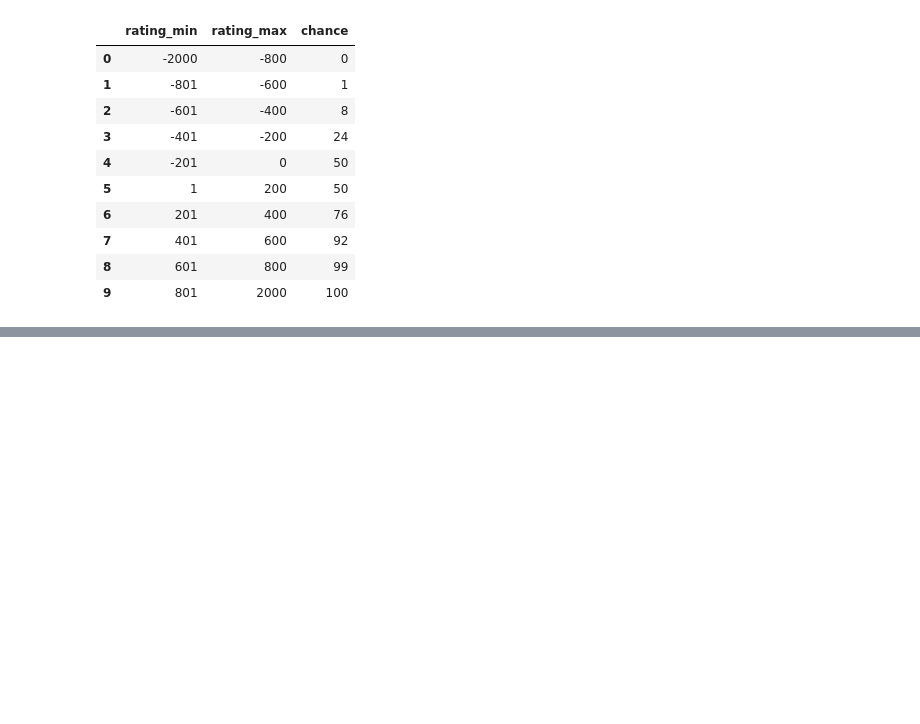
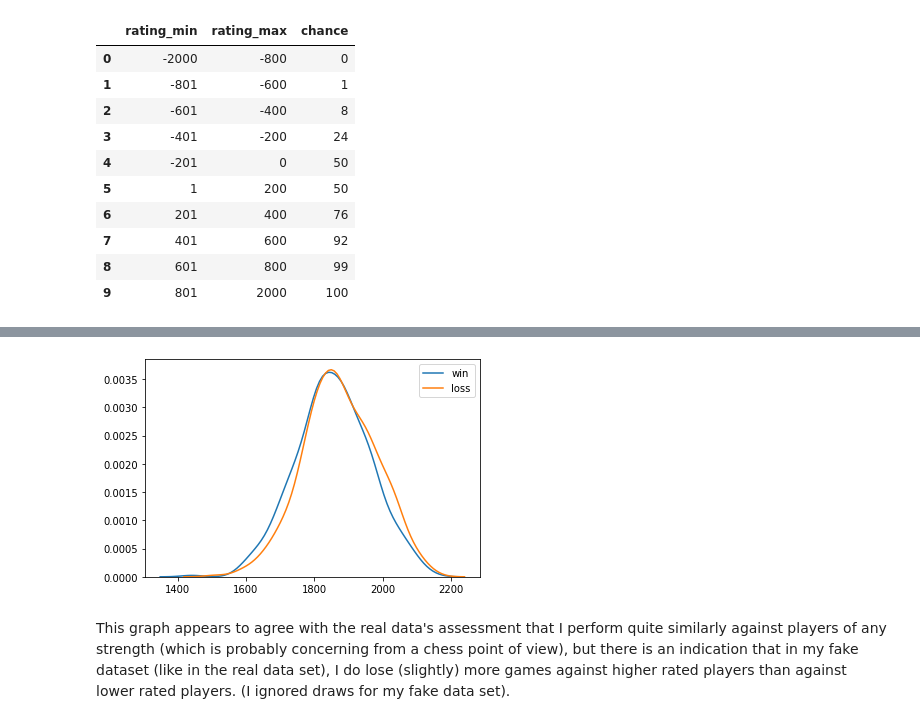
Before and after one commit to HFintan/pda_proj, a Jupyter notebook: pda_proj.ipynb, the cells around one changed output, grey strips where cells are left out. Cells and saved outputs as stored; diff of their text form; code cells hidden in the pictures; blank space fills up the shorter version.

Commit message:
generated results for these fake new games, and they showed a similar tendency to perform slightly better against weaker players

```diff
--- a/pda_proj.ipynb
+++ b/pda_proj.ipynb
@@ -486,0 +487,15 @@ Okay, so new database created which we can use to estimate how many games I shou
+# %%
+fake["Fake_Result"]=""
+fake.head()
+
+for i in range(1000):
+    for j in range(9):
+        if rating_change['rating_min'][j]<=(1863-fake['Fake_Opponent_Rating'][i])<=rating_change['rating_max'][j]:
+            weight_dict={
+                1: rating_change['chance'][j]/100,
+                0: 100-rating_change['chance'][j]/100,
+            }
+            fake.at[i,'Fake_Result']=random.choice(list(weight_dict))
+
+
+fake
@@ -486,0 +516,11 @@ Okay, so new database created which we can use to estimate how many games I shou
+# %%
+win=fake.loc[(fake['Fake_Result']==1)]
+loss=fake.loc[fake['Fake_Result']==0]
+sb.distplot(win[['Fake_Opponent_Rating']], hist=False, label='win')
+sb.distplot(loss[['Fake_Opponent_Rating']], hist=False, label='loss')
+
+plt.show()
+# %% [output]
+[figure, added]
+# %% [markdown]
+This graph appears to agree with the real data's assessment that I perform quite similarly against players of any strength (which is probably concerning from a chess point of view), but there is an indication that in my fake dataset (like in the real data set), I do lose (slightly) more games against higher rated players than against lower rated players. (I ignored draws for my fake data set).
```
Also changed, not shown: parts of 8 cells of this notebook.
